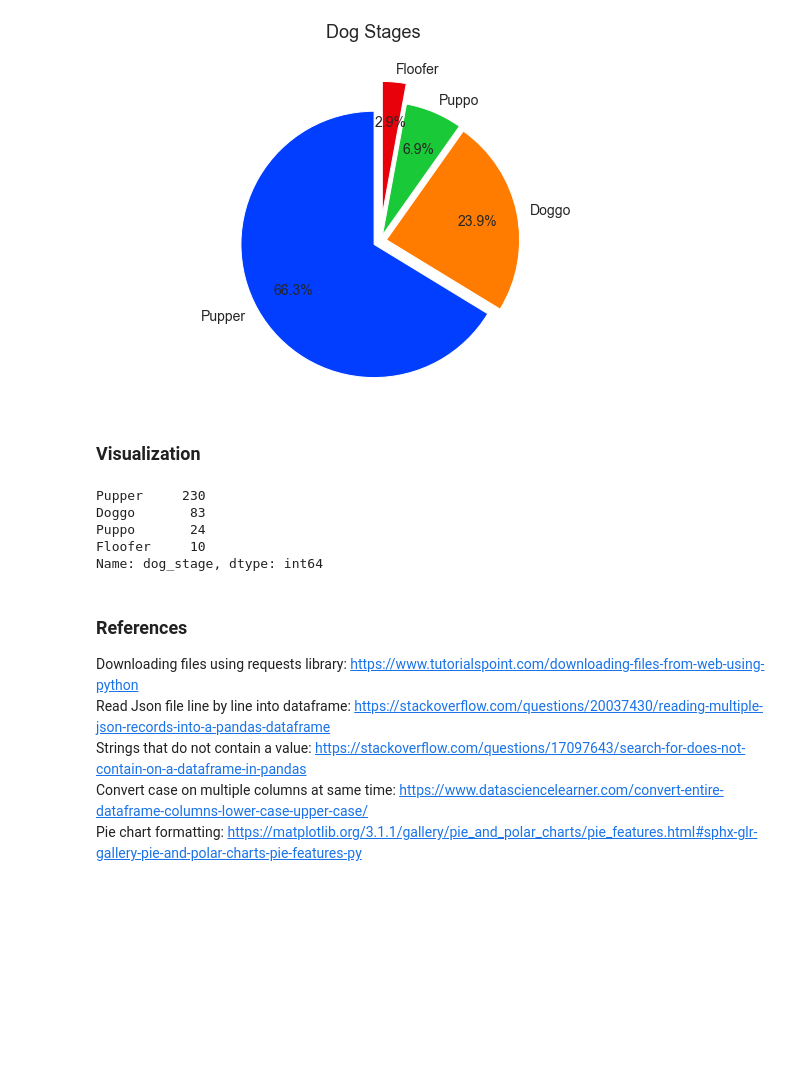
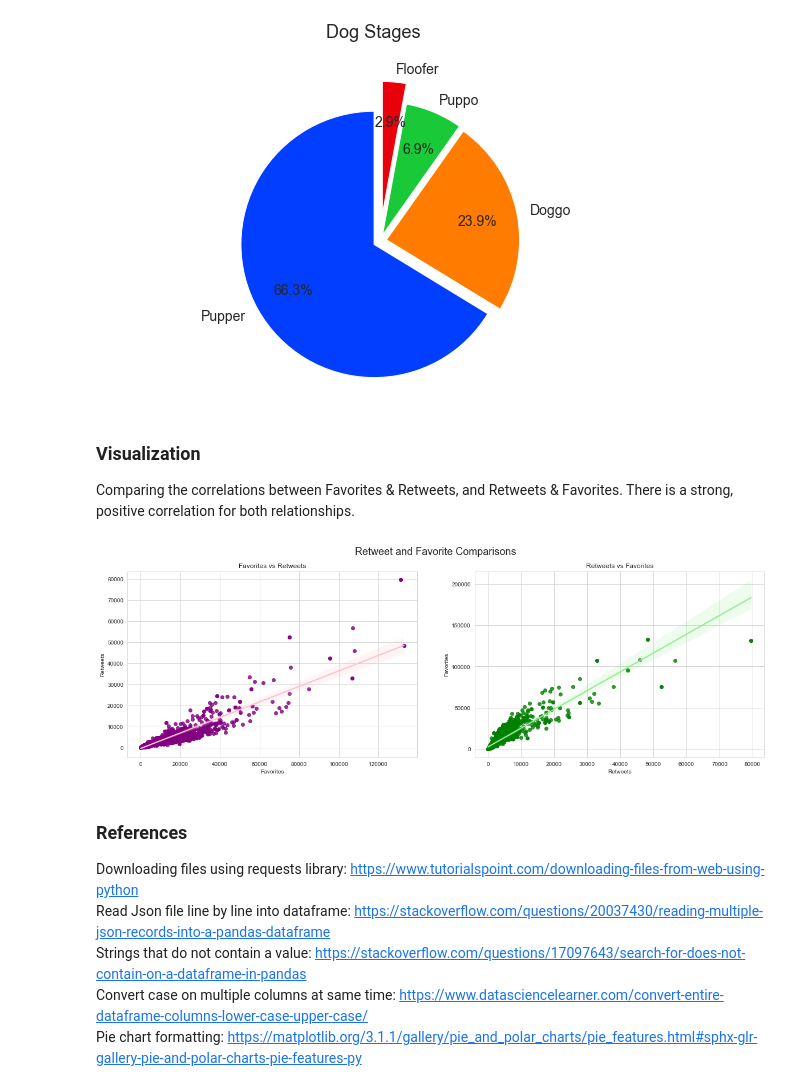
Before and after one commit to GaryLBentley/wrangle_analyze_data, a Jupyter notebook: wrangle_act.ipynb, the cells around one changed output. Drawn from its saved outputs; the diff is of its cells as text; code cells hidden in the pictures; blank space fills up the shorter version.

```diff
--- a/wrangle_act.ipynb
+++ b/wrangle_act.ipynb
@@ -794,16 +794,28 @@ plt.show()
 # https://matplotlib.org/3.1.1/gallery/pie_and_polar_charts/pie_features.html#sphx-glr-gallery-pie-and-polar-charts-pie-features-py
 # %% [output]
 [figure]
-# %% [markdown]
-### Visualization
-# %%
-dog_stage
-# %% [output]
-Pupper     230
-Doggo       83
-Puppo       24
-Floofer     10
-Name: dog_stage, dtype: int64
+# %% [markdown]
+### Visualization
+Comparing the correlations between Favorites & Retweets, and Retweets & Favorites. There is a strong, positive correlation for both relationships.
+# %%
+# Build the figure
+fig, axes = plt.subplots(nrows=1, ncols=2, figsize=(20,6))
+fig.suptitle('Retweet and Favorite Comparisons', size=18)
+
+# Create regplot for favorites vs retweets
+sns.regplot(x='favorite_count', y='retweet_count', data=twitter_master, scatter_kws={'color': 'purple'}, line_kws={'color': 'pink'}, ax=axes[0])
+axes[0].set(ylabel='Retweets', xlabel='Favorites')
+axes[0].set_title('Favorites vs Retweets')
+
+# Create regplot for retweets vs favorites
+sns.regplot(x='retweet_count', y='favorite_count', data=twitter_master, scatter_kws={'color': 'green'}, line_kws={'color': 'lightgreen'}, ax=axes[1])
+axes[1].set(xlabel='Retweets', ylabel='Favorites')
+axes[1].set_title('Retweets vs Favorites')
+
+# Show the figure
+plt.show()
+# %% [output]
+[figure, added]
 # %% [markdown]
 ### References
 Downloading files using requests library: https://www.tutorialspoint.com/downloading-files-from-web-using-python<br>
```
Also changed, not shown: parts of 1 cell of this notebook.
